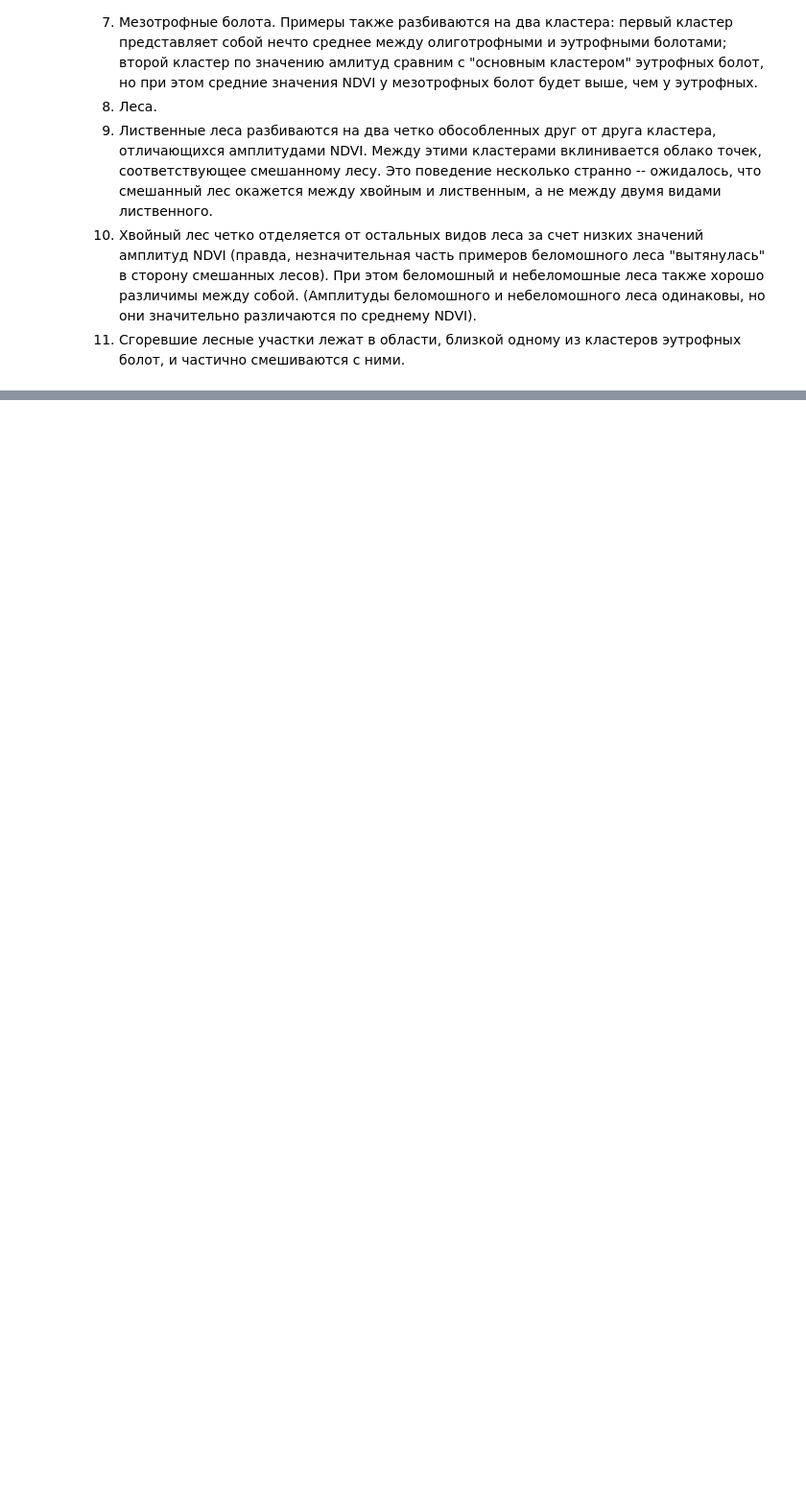
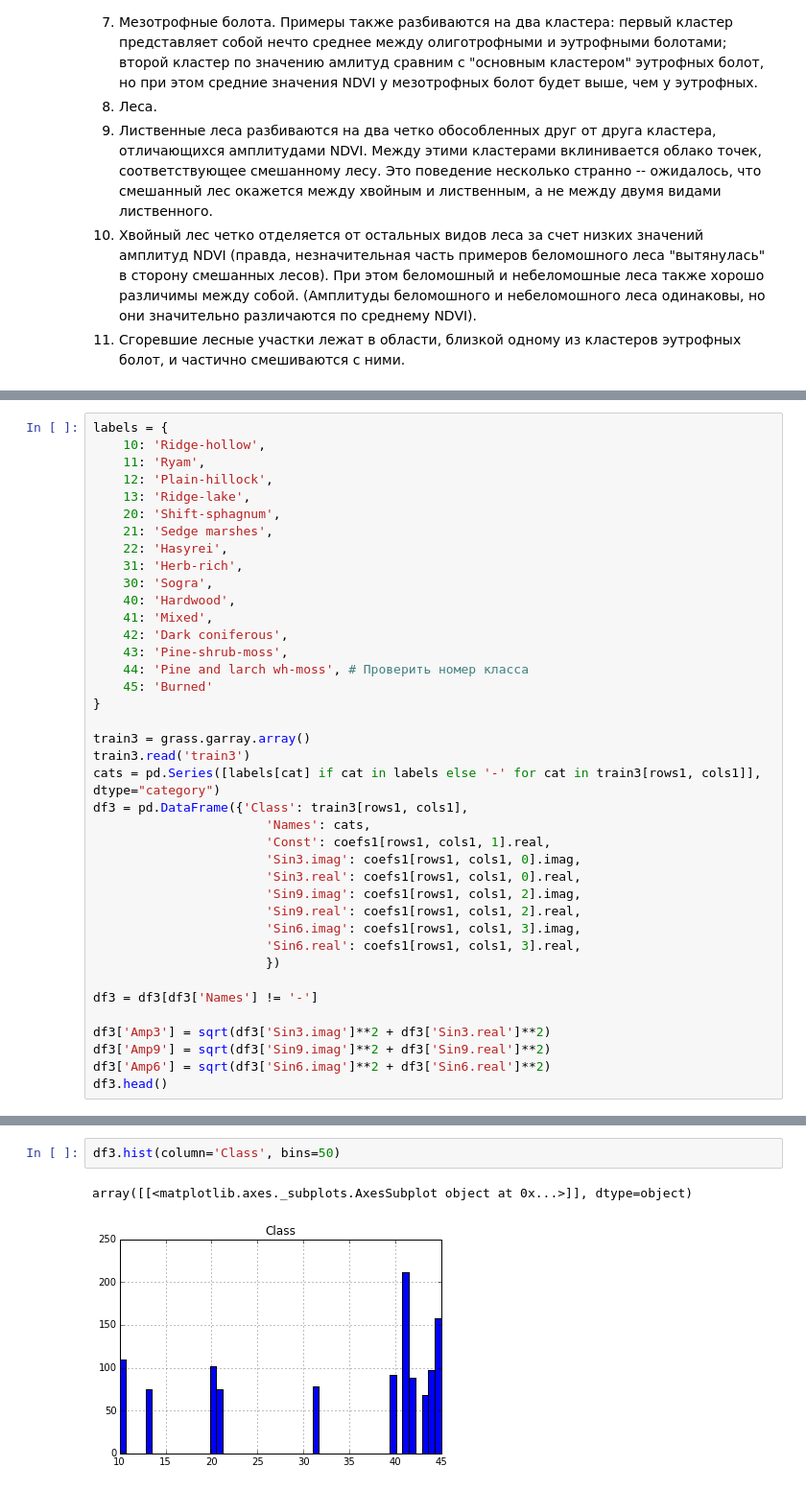
Before and after one commit to KolesovDmitry/remote_sensing, a Jupyter notebook: FFT_NDVI_Segmentation_GRASS.ipynb, the cells around one changed output, grey strips where cells are left out. Shown at 96% size. Drawn from its saved outputs; the diff is of its cells as text; blank space fills up the shorter version.

```diff
--- a/FFT_NDVI_Segmentation_GRASS.ipynb
+++ b/FFT_NDVI_Segmentation_GRASS.ipynb
@@ -707,0 +695,39 @@ plt.show()
+# %%
+labels = {
+    10: 'Ridge-hollow',
+    11: 'Ryam',
+    12: 'Plain-hillock',
+    13: 'Ridge-lake',
+    20: 'Shift-sphagnum',
+    21: 'Sedge marshes',
+    22: 'Hasyrei',
+    31: 'Herb-rich',
+    30: 'Sogra',
+    40: 'Hardwood',
+    41: 'Mixed',
+    42: 'Dark coniferous',
+    43: 'Pine-shrub-moss',
+    44: 'Pine and larch wh-moss', # Проверить номер класса
+    45: 'Burned'
+}
+
+train3 = grass.garray.array()
+train3.read('train3')
+cats = pd.Series([labels[cat] if cat in labels else '-' for cat in train3[rows1, cols1]], dtype="category")
+df3 = pd.DataFrame({'Class': train3[rows1, cols1],
+                       'Names': cats,
+                       'Const': coefs1[rows1, cols1, 1].real,
+                       'Sin3.imag': coefs1[rows1, cols1, 0].imag,
+                       'Sin3.real': coefs1[rows1, cols1, 0].real,
+                       'Sin9.imag': coefs1[rows1, cols1, 2].imag,
+                       'Sin9.real': coefs1[rows1, cols1, 2].real,
+                       'Sin6.imag': coefs1[rows1, cols1, 3].imag,
+                       'Sin6.real': coefs1[rows1, cols1, 3].real,
+                       })
+
+df3 = df3[df3['Names'] != '-']
+
+df3['Amp3'] = sqrt(df3['Sin3.imag']**2 + df3['Sin3.real']**2)
+df3['Amp9'] = sqrt(df3['Sin9.imag']**2 + df3['Sin9.real']**2)
+df3['Amp6'] = sqrt(df3['Sin6.imag']**2 + df3['Sin6.real']**2)
+df3.head()
@@ -707,0 +741,5 @@ plt.show()
+# %%
+df3.hist(column='Class', bins=50)
+# %% [output]
+array([[<matplotlib.axes._subplots.AxesSubplot object at 0x...>]], dtype=object)
+[figure, added]
```
Also changed, not shown: parts of 7 cells of this notebook.
